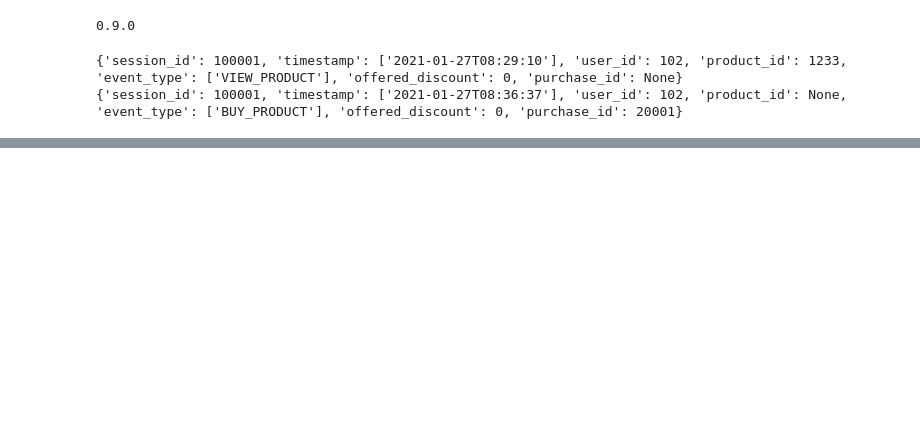
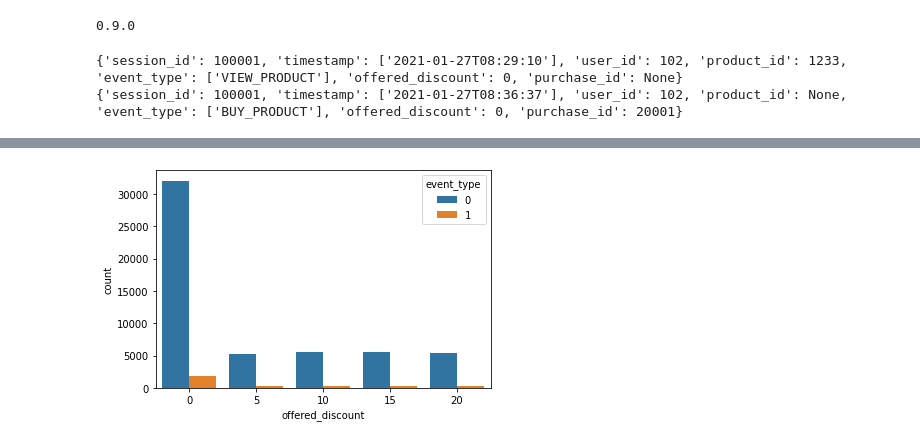
Before and after one commit to tiskus333/AI_discount_predicition, a Jupyter notebook: data_analysis.ipynb, the cells around one changed output, grey strips where cells are left out. Cells and saved outputs as stored; diff of their text form; code cells hidden in the pictures; blank space fills up the shorter version.

Commit message:
some more graphs

```diff
--- a/data_analysis.ipynb
+++ b/data_analysis.ipynb
@@ -42,3 +42,12 @@ print(vars(train_ds[2]))
 # %% [output]
 {'session_id': 100001, 'timestamp': ['2021-01-27T08:29:10'], 'user_id': 102, 'product_id': 1233, 'event_type': ['VIEW_PRODUCT'], 'offered_discount': 0, 'purchase_id': None}
 {'session_id': 100001, 'timestamp': ['2021-01-27T08:36:37'], 'user_id': 102, 'product_id': None, 'event_type': ['BUY_PRODUCT'], 'offered_discount': 0, 'purchase_id': 20001}
+# %%
+import matplotlib.pyplot as plt
+import pandas as pd
+data = pd.read_json(os.path.abspath('') + "/data/sessions.jsonl", lines=True)
+data = data[['session_id','timestamp','user_id','product_id','event_type','offered_discount','purchase_id']]
+
+cleanup = {"event_type":{"BUY_PRODUCT":1, "VIEW_PRODUCT":0}}
+data = data.replace(cleanup)
+data.fillna(0)
@@ -44,0 +68,5 @@ print(vars(train_ds[2]))
+# %%
+import seaborn as sns
+g = sns.countplot(x="offered_discount",hue="event_type",data=data)
+# %% [output]
+[figure, added]
```
Also changed, not shown: parts of 2 cells of this notebook.
